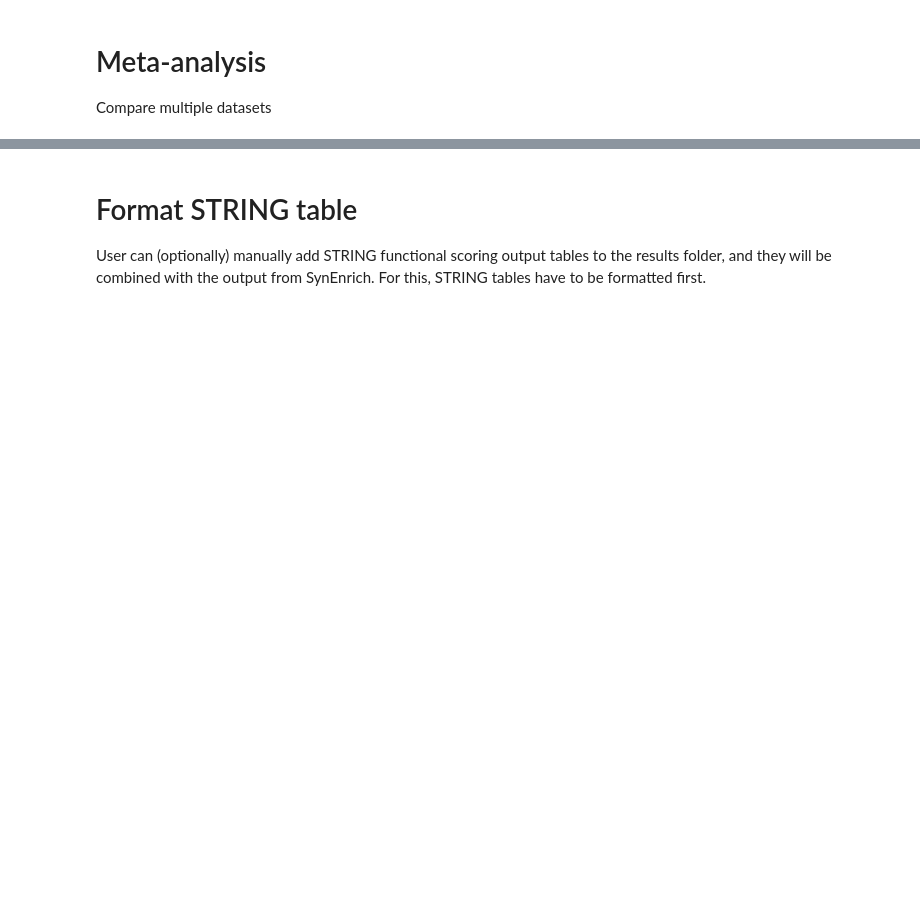
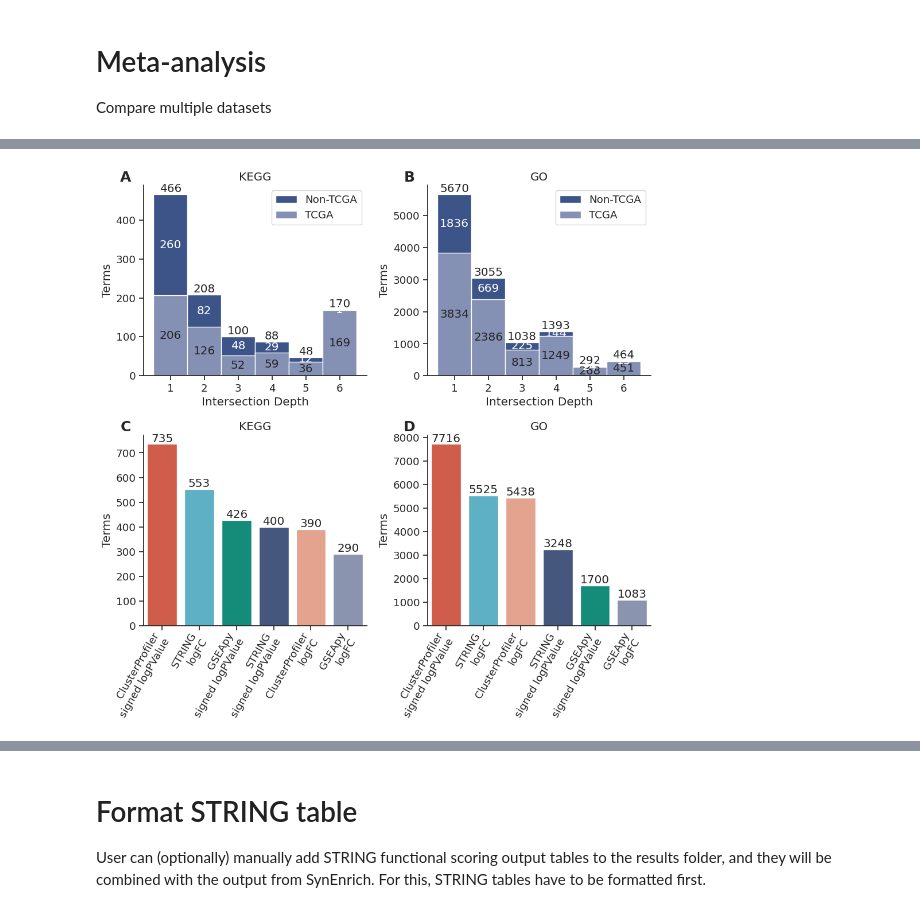
Before and after one commit to pdegen/SynEnrich, a Jupyter notebook: workflow/notebooks/main.ipynb, the cells around one changed output, grey strips where cells are left out. Saved outputs shown, nothing was run; the diff lists cells and outputs as text; code cells hidden in the pictures; blank space fills up the shorter version.

```diff
--- a/workflow/notebooks/main.ipynb
+++ b/workflow/notebooks/main.ipynb
@@ -317,23 +498,9 @@ for lib in libraries:
     meta_depth_df = []
     for project in meta_dict:
         depth_df_p = meta_dict[project][lib]["depth_df"]
+        depth_df_p["Project"] = project
+        depth_df_p.replace({"Project":pretty_datanames}, inplace=True)
         meta_depth_df.append(depth_df_p)
 
     meta_depth_df = pd.concat(meta_depth_df)
     meta_depth_dict[lib] = meta_depth_df
-# %%
-sns.set_style("whitegrid")
-
-fig, axes = plt.subplots(1, 2, figsize=(10,5))
-
-for ax, lib in zip(axes,meta_depth_dict):
-    depth_df = meta_depth_dict[lib]
-    h = sns.histplot(depth_df['Depth'], bins=depth_df['Depth'].max() - depth_df['Depth'].min() + 1,
-                discrete=True, ax=ax, alpha=1, color=npg[3])
-    h.bar_label(h.containers[0])
-    ax.set(title=lib, xlabel="Intersection Depth", ylabel="Terms")
-    ax.set_xticks(range(depth_df['Depth'].min(), depth_df['Depth'].max() + 1))
-    ax.grid(axis='x')
-
-fig.tight_layout()
-fig.savefig("../../results/meta/intersection_depth.meta.pdf")
@@ -380,3 +519,84 @@ fig.savefig("../../results/meta/number_sig_terms.meta.pdf")
+# %%
+import matplotlib
+
+palette = npg
+
+sns.set(font_scale=1.2)
+#sns.set_style("whitegrid")
+sns.set_style("ticks")
+
+fig, axes = plt.subplots(2, 2, figsize=(10,10))
+axes = axes.flatten()
+
+### Intersection depth
+
+for ax, lib in zip(axes[:2],meta_depth_dict):
+    sns.despine()
+    depth_df = meta_depth_dict[lib]
+    h = sns.histplot(depth_df['Depth'], bins=depth_df['Depth'].max() - depth_df['Depth'].min() + 1,
+                discrete=True, ax=ax, alpha=1, color=npg[3], label="Non-TCGA")
+    h.bar_label(h.containers[0])
+    ax.set(title=lib, xlabel="Intersection Depth", ylabel="Terms")
+    ax.set_xticks(range(depth_df['Depth'].min(), depth_df['Depth'].max() + 1))
+    ax.grid(axis='x')
+
+    ### plot TCGA only on top
+    TCGA = depth_df[depth_df["Project"].str.startswith("TCGA")]
+    sns.histplot(TCGA['Depth'], bins=depth_df['Depth'].max() - depth_df['Depth'].min() + 1,
+                discrete=True, ax=ax, alpha=1, color=npg[5], label="TCGA")
+
+    ### label bars
+    nonTCGA = depth_df[~depth_df["Project"].str.startswith("TCGA")]
+    nonTCGA_counts = nonTCGA['Depth'].value_counts().sort_index()
+    TCGA_counts = TCGA['Depth'].value_counts().sort_index()
+    for i in range(depth_df["Depth"].max()):
+        ax.text(s=TCGA_counts.iloc[i], x=i+1,y=TCGA_counts.iloc[i]/2,  va='center',ha='center')
+        ax.text(s=nonTCGA_counts.iloc[i], x=i+1,y=TCGA_counts.iloc[i]+nonTCGA_counts.iloc[i]/2,  va='center',ha='center',color="white")
+
+    ax.legend(loc="best")
+    ax.grid(False)
+
+    if ax == axes[0]:
+        pass#ax.set_ylim(0,349)
+
+### Number of terms
+
+for ax, lib in zip(axes[2:], meta_summary_dict):
+    sns.despine()
+    summary_df = meta_summary_dict[lib]
+    qv = summary_df.drop(["Combined","nan"], axis=1, level=0)
+    qv = qv.xs("qvalue", level=2, axis=1)
+    qv = qv.replace(np.nan,1)
+    qv = qv < qval
+
+    qqv=qv.sum().reset_index()
+    qqv.replace({"Tool": pretty_print, "Metric": pretty_print}, inplace=True)
+    qqv.index = qqv["Tool"] + "\n" + qqv["Metric"]
+    qqv = qqv.drop(["Tool","Metric"], axis=1)
+    qqv = qqv.sort_values(by=qqv.columns[0], ascending=False)
+
+    if ax == axes[2]:
+        hue_order = {qqv.index[i]: npg[i] for i in range(len(qqv))}
+
+    qqv["hue"] = qqv.index
+    b = sns.barplot(data=qqv, x=qqv.index, y=qqv.iloc[:, 0], ax=ax, alpha=1, hue = 'hue', palette=palette, hue_order=hue_order)
+    for i in b.containers:
+        b.bar_label(i,)
+    ax.set_xticks(ax.get_xticks(), ax.get_xticklabels(), rotation=60, ha='right')
+    ax.set(title=lib, ylabel="Terms", xlabel=None)
+
+    # apply offset transform to all x ticklabels.
+    offset = matplotlib.transforms.ScaledTranslation(12/72., 3/72., fig.dpi_scale_trans)
+    for label in ax.xaxis.get_majorticklabels():
+        label.set_transform(label.get_transform() + offset)
+
+for i in range(len(axes)):
+    axes[i].annotate(chr(ord('A')+i), xy=(-0.08, 1.04), xycoords="axes fraction", weight="bold", va='center',ha='center', fontsize=18)
+
+fig.tight_layout()
+fig.savefig("../../results/meta/bars.meta.pdf")
+# %% [output]
+[figure, added]
 # %%
 from scripts.plots import plot_venn
 
```
Also changed, not shown: parts of 20 cells of this notebook, 2 other files.
